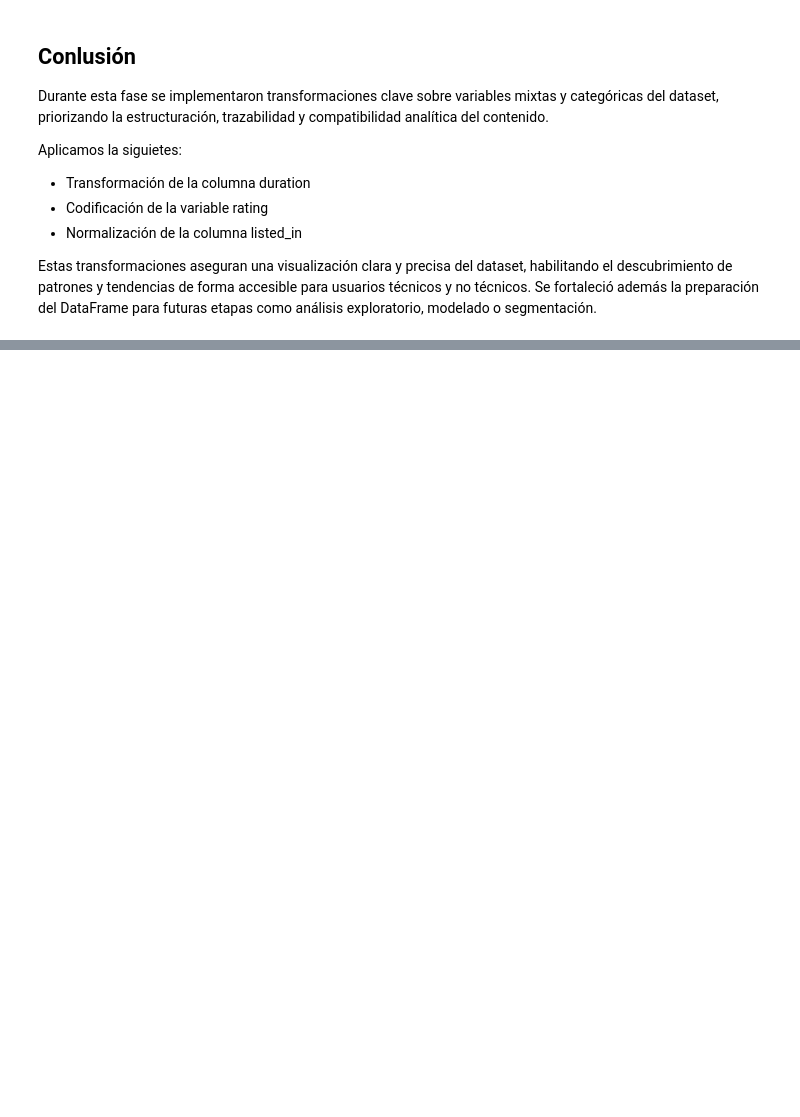
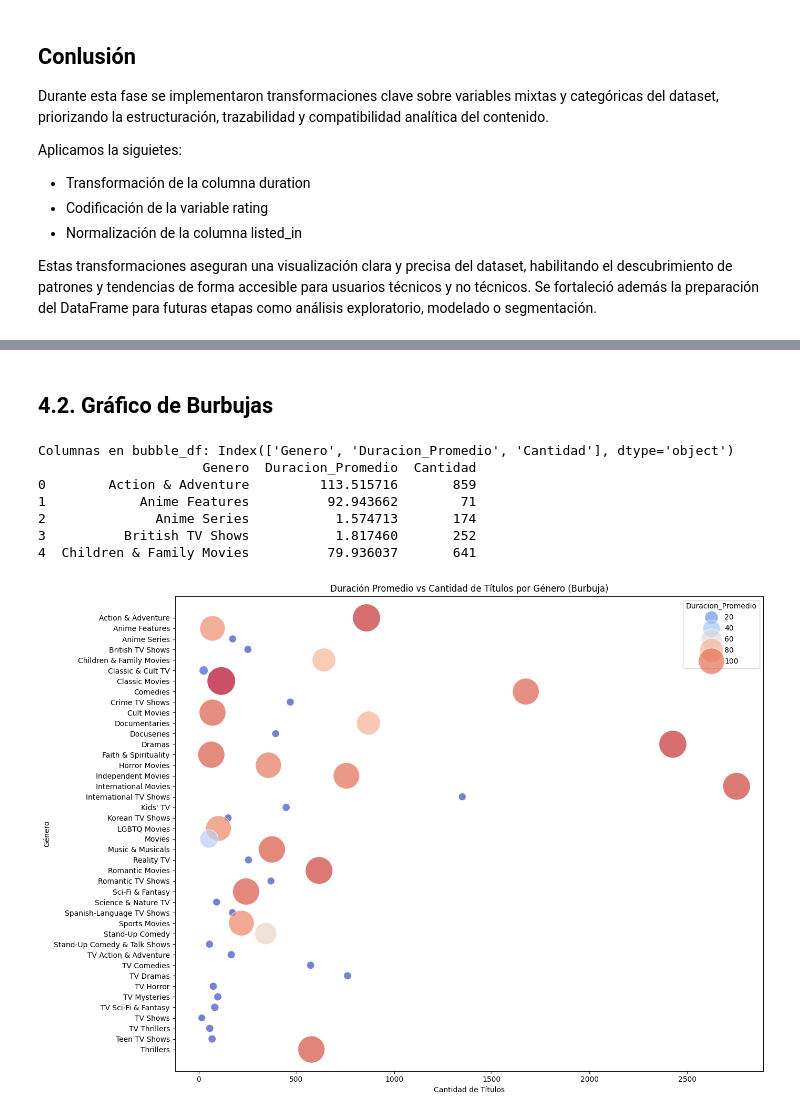
Before and after one commit to MichaelCarrenoRamon/dataprocessing, a Jupyter notebook: Tarea1PythonDataScience.ipynb, the cells around one changed output, grey strips where cells are left out. Saved outputs shown, nothing was run; the diff lists cells and outputs as text; code cells hidden in the pictures; blank space fills up the shorter version.

```diff
--- a/Tarea1PythonDataScience.ipynb
+++ b/Tarea1PythonDataScience.ipynb
@@ -566,0 +652,59 @@ Estas transformaciones aseguran una visualización clara y precisa del dataset,
+# %% [markdown]
+## 4.2. Gráfico de Burbujas
+# %%
+# Seleccionar columnas binarias de género
+generos_binarios = df.columns[10:]  # A partir de la columna 10 en adelante
+
+# Verificación: existen columnas de duración
+if 'duration_num' not in df.columns:
+    raise ValueError("La columna 'duration_num' no existe en el dataset.")
+
+# Crear lista para agrupar info
+bubble_data = []
+
+for genero in generos_binarios:
+    if genero in df.columns:
+        subset = df[df[genero] == 1]
+        if not subset.empty:
+            promedio_duracion = subset['duration_num'].mean()
+            conteo = subset.shape[0]
+            bubble_data.append({
+                'Genero': genero,
+                'Duracion_Promedio': promedio_duracion,
+                'Cantidad': conteo
+            })
+
+# Convertir a DataFrame
+bubble_df = pd.DataFrame(bubble_data)
+
+# Verifica que las columnas existan correctamente
+print("Columnas en bubble_df:", bubble_df.columns)
+print(bubble_df.head())
+
+# Graficar
+plt.figure(figsize=(14, 10))
+sns.scatterplot(
+    data=bubble_df,
+    x='Cantidad',
+    y='Genero',
+    size='Duracion_Promedio',
+    hue='Duracion_Promedio',
+    sizes=(100, 1500),
+    palette='coolwarm',
+    alpha=0.7,
+    legend='brief'
+)
+plt.title('Duración Promedio vs Cantidad de Títulos por Género (Burbuja)')
+plt.xlabel('Cantidad de Títulos')
+plt.ylabel('Género')
+plt.tight_layout()
+plt.show()
+# %% [output]
+Columnas en bubble_df: Index(['Genero', 'Duracion_Promedio', 'Cantidad'], dtype='object')
+                     Genero  Duracion_Promedio  Cantidad
+0        Action & Adventure         113.515716       859
+1            Anime Features          92.943662        71
+2              Anime Series           1.574713       174
+3          British TV Shows           1.817460       252
+4  Children & Family Movies          79.936037       641
+[figure, added]
```
Also changed, not shown: parts of 20 cells of this notebook, 2 other files.
